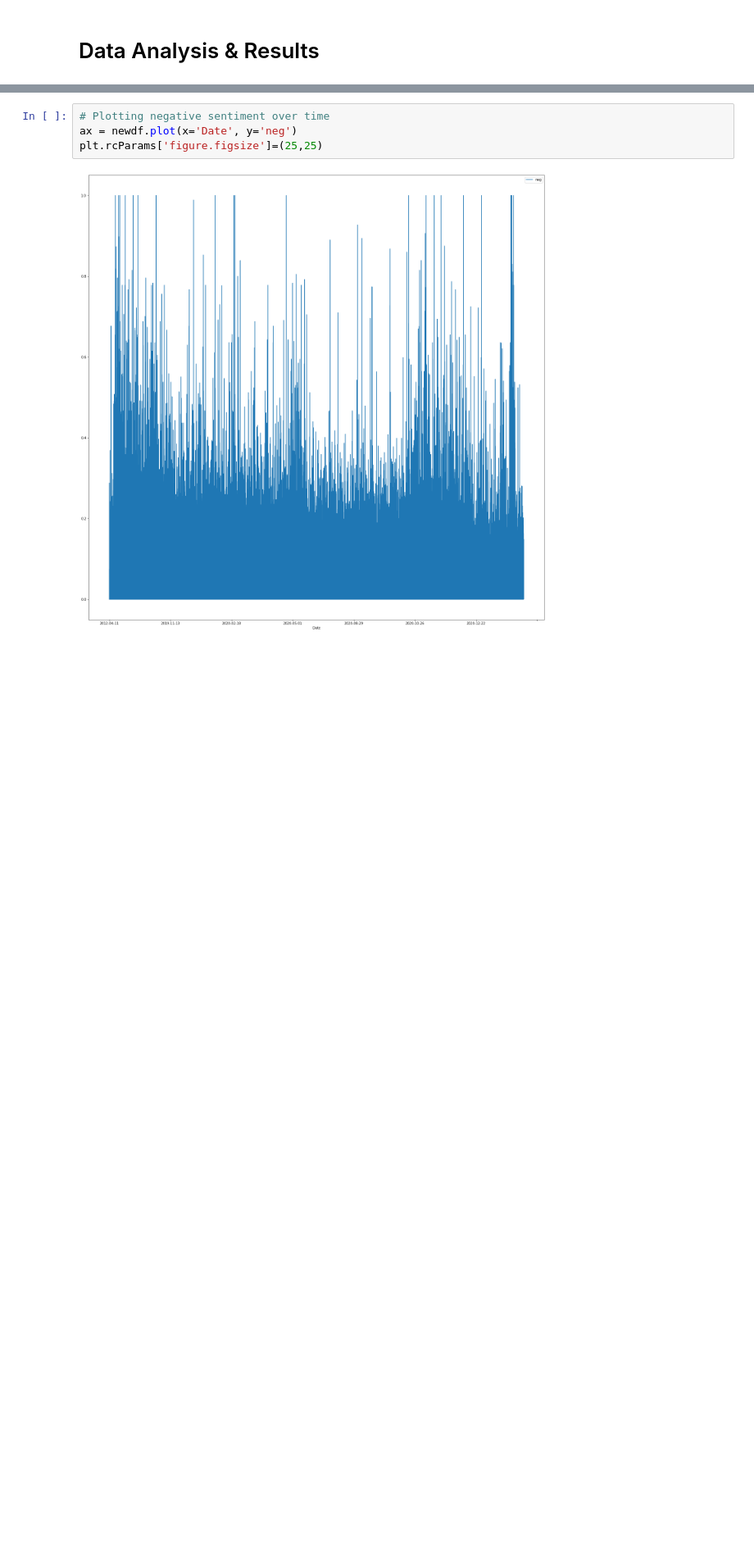
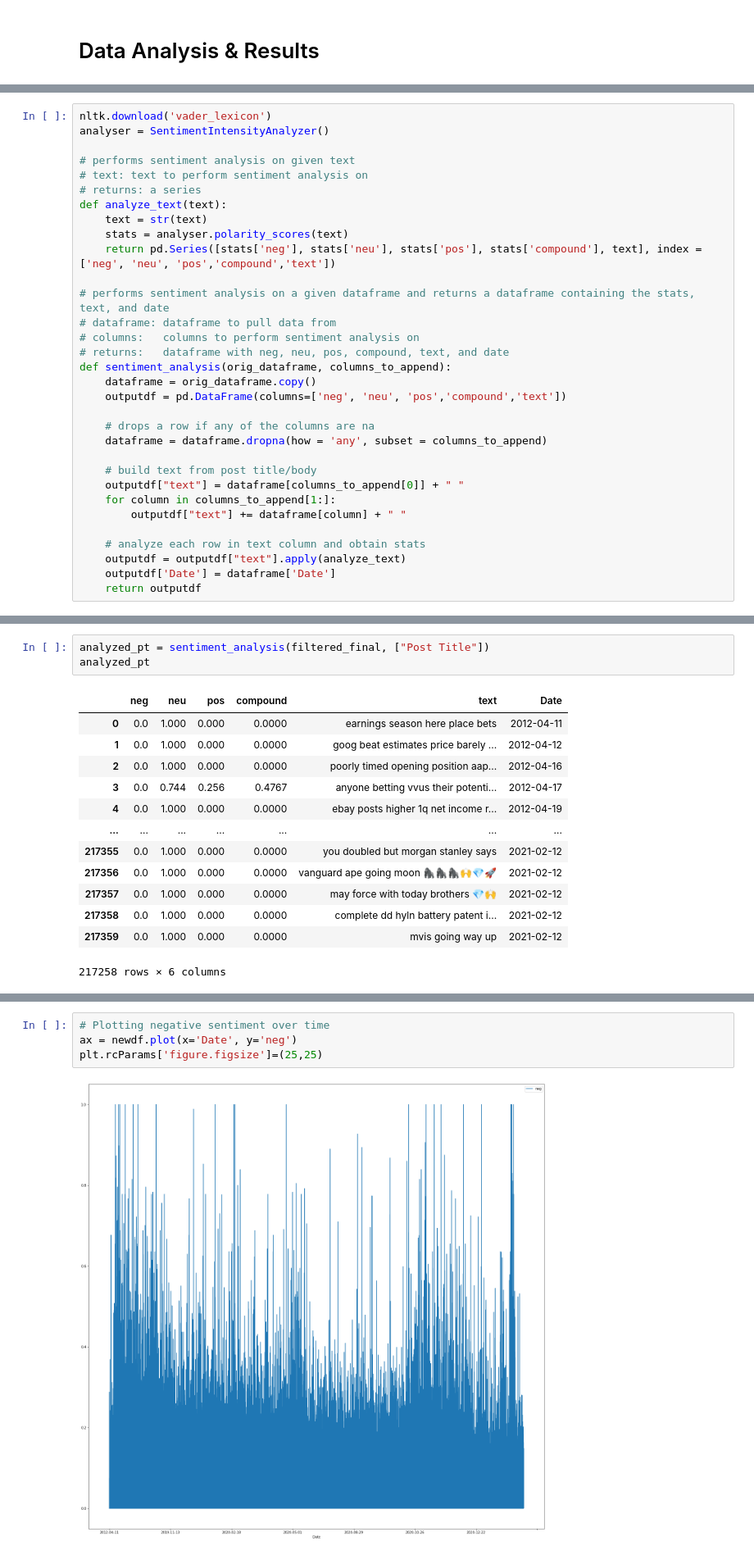
Before and after one commit to sjwfleet/COGS108_Project, a Jupyter notebook: FinalProject_group082.ipynb, the cells around one changed output, grey strips where cells are left out. Shown: that part at 82% size. Saved outputs shown, nothing was run; the diff lists cells and outputs as text; blank space fills up the shorter version.

Commit message:
Added All Purpose Sentiment Analysis Function

```diff
--- a/FinalProject_group082.ipynb
+++ b/FinalProject_group082.ipynb
@@ -432,0 +448,32 @@ def sent(text):
+# %%
+nltk.download('vader_lexicon')
+analyser = SentimentIntensityAnalyzer()
+
+# performs sentiment analysis on given text
+# text: text to perform sentiment analysis on
+# returns: a series
+def analyze_text(text):
+    text = str(text)
+    stats = analyser.polarity_scores(text)
+    return pd.Series([stats['neg'], stats['neu'], stats['pos'], stats['compound'], text], index = ['neg', 'neu', 'pos','compound','text'])
+
+# performs sentiment analysis on a given dataframe and returns a dataframe containing the stats, text, and date
+# dataframe: dataframe to pull data from
+# columns:   columns to perform sentiment analysis on
+# returns:   dataframe with neg, neu, pos, compound, text, and date
+def sentiment_analysis(orig_dataframe, columns_to_append):
+    dataframe = orig_dataframe.copy()
+    outputdf = pd.DataFrame(columns=['neg', 'neu', 'pos','compound','text'])
+
+    # drops a row if any of the columns are na
+    dataframe = dataframe.dropna(how = 'any', subset = columns_to_append)
+
+    # build text from post title/body
+    outputdf["text"] = dataframe[columns_to_append[0]] + " "
+    for column in columns_to_append[1:]:
+        outputdf["text"] += dataframe[column] + " "
+
+    # analyze each row in text column and obtain stats
+    outputdf = outputdf["text"].apply(analyze_text)
+    outputdf['Date'] = dataframe['Date']
+    return outputdf
@@ -503,0 +522,17 @@ newdf
+# %%
+analyzed_pt = sentiment_analysis(filtered_final, ["Post Title"])
+analyzed_pt
+# %% [output]
+|  | neg | neu | pos | compound | text | Date |
+| 0 | 0.0 | 1.000 | 0.000 | 0.0000 | earnings season here place bets | 2012-04-11 |
+| 1 | 0.0 | 1.000 | 0.000 | 0.0000 | goog beat estimates price barely ... | 2012-04-12 |
+| 2 | 0.0 | 1.000 | 0.000 | 0.0000 | poorly timed opening position aap... | 2012-04-16 |
+| 3 | 0.0 | 0.744 | 0.256 | 0.4767 | anyone betting vvus their potenti... | 2012-04-17 |
+| 4 | 0.0 | 1.000 | 0.000 | 0.0000 | ebay posts higher 1q net income r... | 2012-04-19 |
+| ... | ... | ... | ... | ... | ... | ... |
+| 217355 | 0.0 | 1.000 | 0.000 | 0.0000 | you doubled but morgan stanley says | 2021-02-12 |
+| 217356 | 0.0 | 1.000 | 0.000 | 0.0000 | vanguard ape going moon 🦍🦍🦍🙌💎🚀 | 2021-02-12 |
+| 217357 | 0.0 | 1.000 | 0.000 | 0.0000 | may force with today brothers 💎🙌 | 2021-02-12 |
+| 217358 | 0.0 | 1.000 | 0.000 | 0.0000 | complete dd hyln battery patent i... | 2021-02-12 |
+| 217359 | 0.0 | 1.000 | 0.000 | 0.0000 | mvis going way up | 2021-02-12 |
+217258 rows × 6 columns
```
Also changed, not shown: parts of 26 cells of this notebook, 1 other file.
